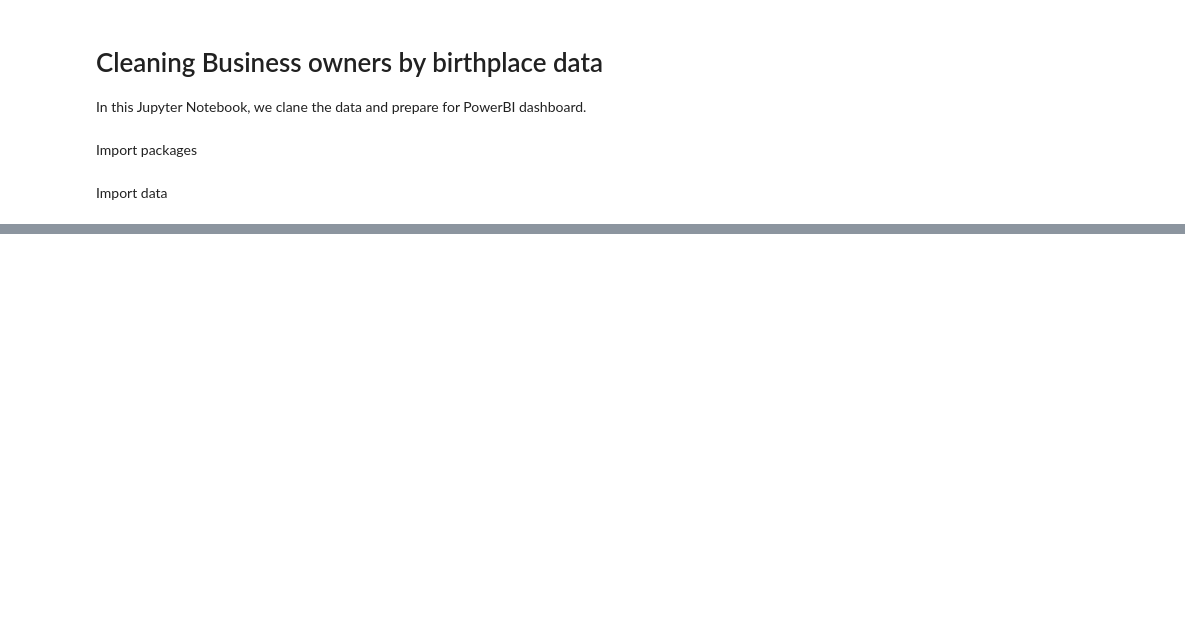
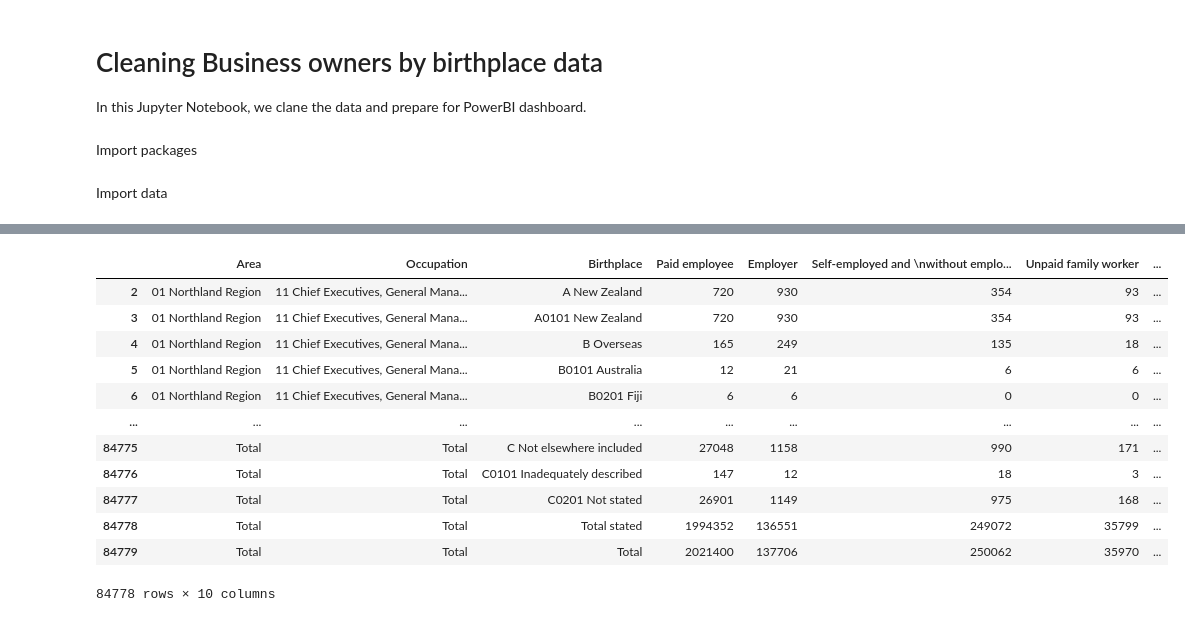
Before and after one commit to PascalEunSigCheon/NZBA-Business-Owners-by-Birthplace, a Jupyter notebook: Cleaning data.ipynb, the cells around one changed output, grey strips where cells are left out. Saved outputs shown, nothing was run; the diff lists cells and outputs as text; code cells hidden in the pictures; blank space fills up the shorter version.

```diff
--- a/Cleaning data.ipynb
+++ b/Cleaning data.ipynb
@@ -48,0 +23,4 @@ df.drop(range(0, 10))
+# %%
+# Sorting out the column names
+df.columns = list(df.columns[0:3]) + df.iloc[0, 3:len(df.columns)].tolist()
+df.head()
@@ -48,0 +34,19 @@ df.drop(range(0, 10))
+# %%
+# Get rid of unnecessary rows
+df = df.drop(range(0, 2))
+df = df.iloc[:-24]
+df
+# %% [output]
+|  | Area | Occupation | Birthplace | Paid employee | Employer | Self-employed and \nwithout emplo... | Unpaid family worker | ... |
+| 2 | 01 Northland Region | 11 Chief Executives, General Mana... | A New Zealand | 720 | 930 | 354 | 93 | ... |
+| 3 | 01 Northland Region | 11 Chief Executives, General Mana... | A0101 New Zealand | 720 | 930 | 354 | 93 | ... |
+| 4 | 01 Northland Region | 11 Chief Executives, General Mana... | B Overseas | 165 | 249 | 135 | 18 | ... |
+| 5 | 01 Northland Region | 11 Chief Executives, General Mana... | B0101 Australia | 12 | 21 | 6 | 6 | ... |
+| 6 | 01 Northland Region | 11 Chief Executives, General Mana... | B0201 Fiji | 6 | 6 | 0 | 0 | ... |
+| ... | ... | ... | ... | ... | ... | ... | ... | ... |
+| 84775 | Total | Total | C Not elsewhere included | 27048 | 1158 | 990 | 171 | ... |
+| 84776 | Total | Total | C0101 Inadequately described | 147 | 12 | 18 | 3 | ... |
+| 84777 | Total | Total | C0201 Not stated | 26901 | 1149 | 975 | 168 | ... |
+| 84778 | Total | Total | Total stated | 1994352 | 136551 | 249072 | 35799 | ... |
+| 84779 | Total | Total | Total | 2021400 | 137706 | 250062 | 35970 | ... |
+84778 rows × 10 columns
```
Also changed, not shown: parts of 21 cells of this notebook.
